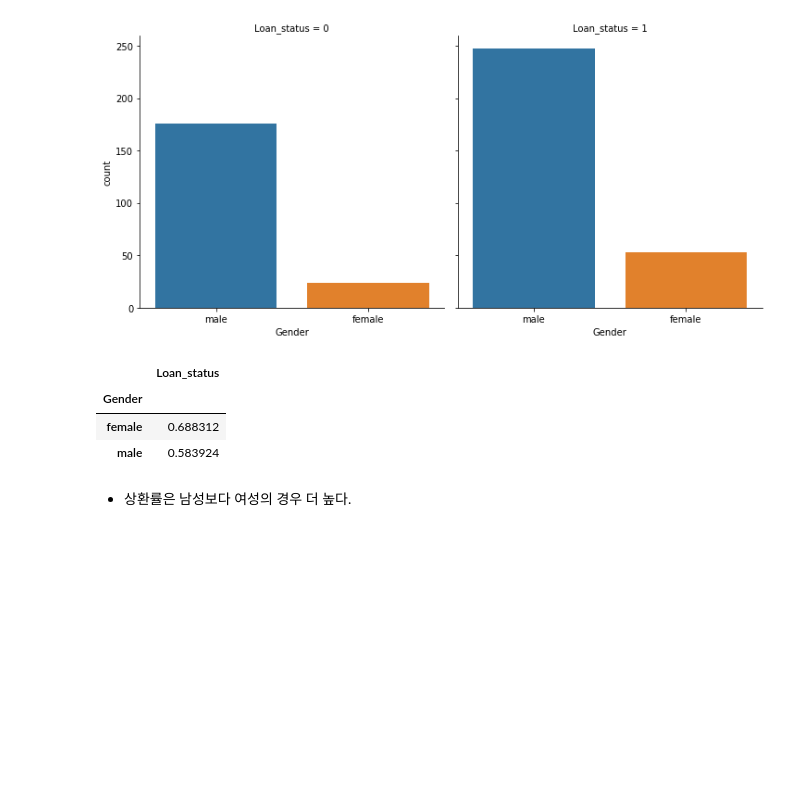
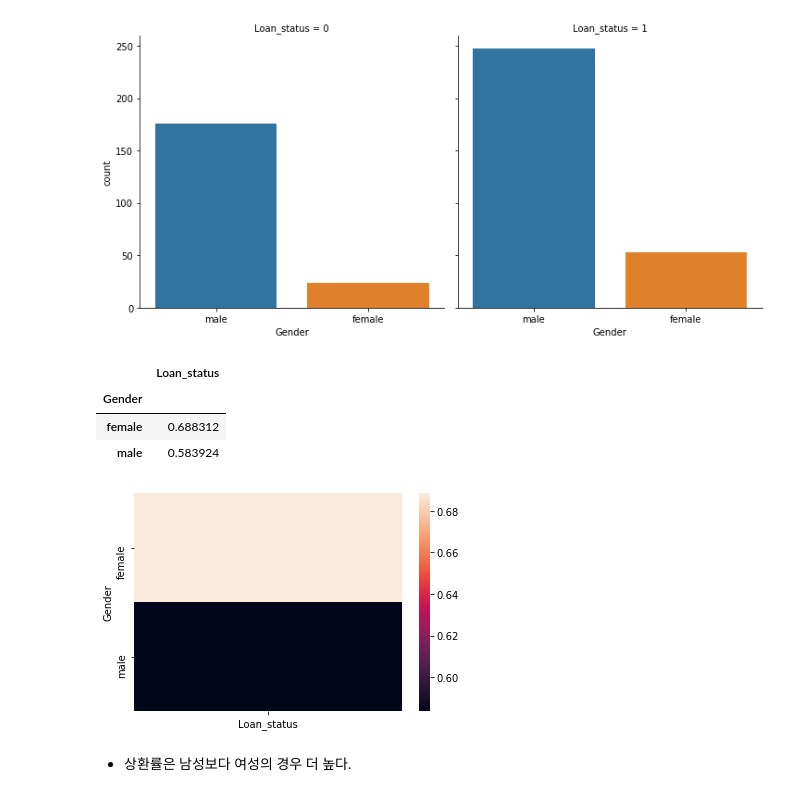
Before and after one commit to super-corini/programmers_kdt_II, a Jupyter notebook: day4/4. EDA.ipynb, the cells around one changed output. Saved outputs shown, nothing was run; the diff lists cells and outputs as text; code cells hidden in the pictures; blank space fills up the shorter version.

```diff
--- a/day4/4. EDA.ipynb
+++ b/day4/4. EDA.ipynb
@@ -327,6 +329,11 @@ Loan_payment_df[['Gender','Loan_status']].groupby(['Gender']).mean()
 | Gender |  |
 | female | 0.688312 |
 | male | 0.583924 |
+# %%
+sns.heatmap(Loan_payment_df[['Gender','Loan_status']].groupby(['Gender']).mean())
+plt.show()
+# %% [output]
+[figure, added]
 # %% [markdown]
 - 상환률은 남성보다 여성의 경우 더 높다.
 # %% [markdown]
```
Also changed, not shown: parts of 5 cells of this notebook.
